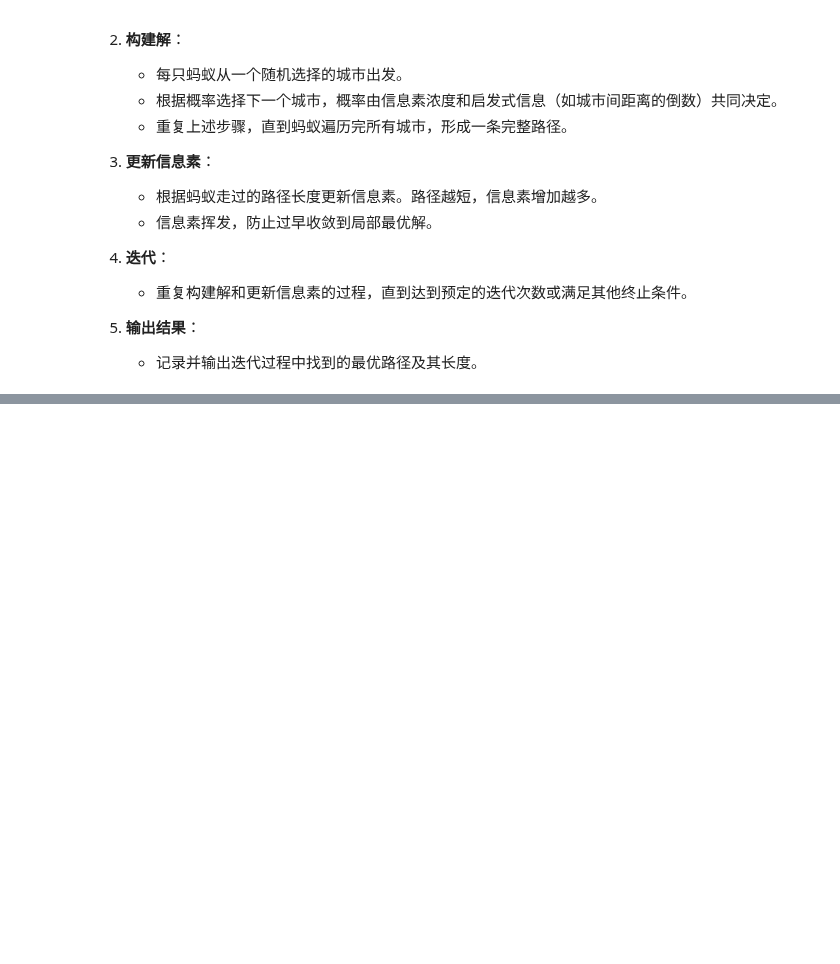
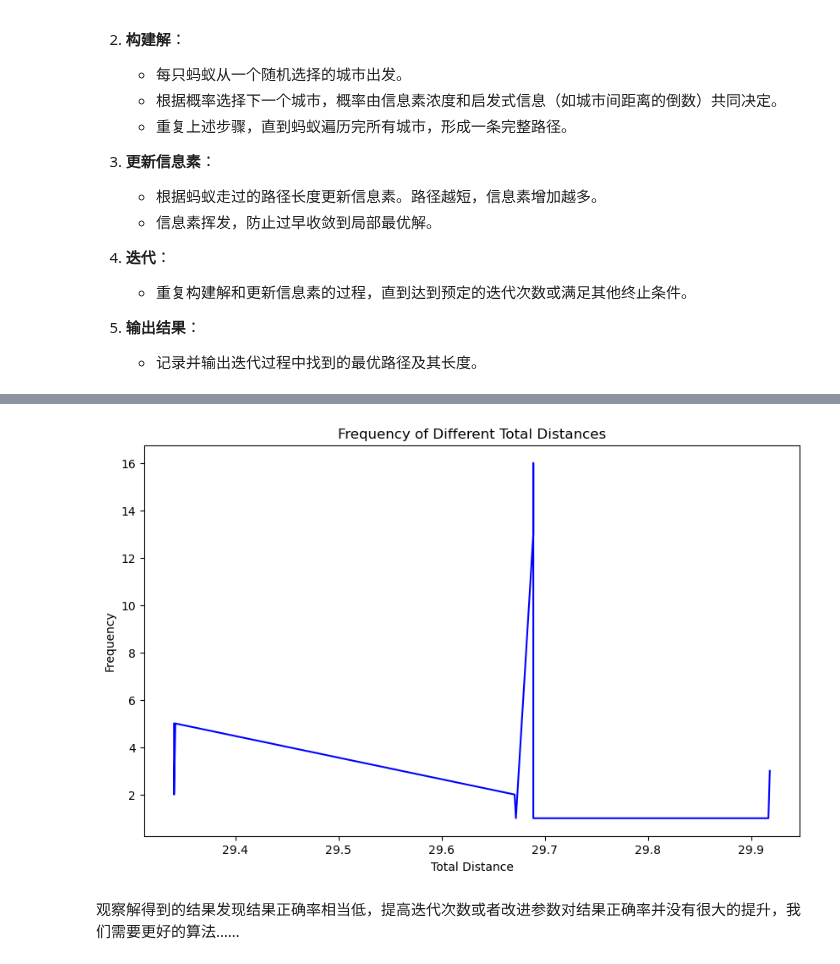
Before and after one commit to LantoZheng/Code, a Jupyter notebook: Evolutionary_optimization_algorithm/Home work/Hw3/Hw3.ipynb, the cells around one changed output, grey strips where cells are left out. Cells and saved outputs as stored; diff of their text form; code cells hidden in the pictures; blank space fills up the shorter version.

```diff
--- a/Evolutionary_optimization_algorithm/Home work/Hw3/Hw3.ipynb
+++ b/Evolutionary_optimization_algorithm/Home work/Hw3/Hw3.ipynb
@@ -151,0 +436,21 @@ Best path length: 29.688931283833764
+# %%
+# 提取距离和频次
+distances = list(results.keys())
+frequencies = list(results.values())
+
+# 按照距离排序
+sorted_indices = np.argsort(distances)
+sorted_distances = np.array(distances)[sorted_indices]
+sorted_frequencies = np.array(frequencies)[sorted_indices]
+
+# 绘制折线图
+plt.figure(figsize=(10, 6))
+plt.plot(sorted_distances, sorted_frequencies, color='blue')
+plt.xlabel('Total Distance')
+plt.ylabel('Frequency')
+plt.title('Frequency of Different Total Distances')
+plt.show()
+# %% [output]
+[figure, added]
+# %% [markdown]
+观察解得到的结果发现结果正确率相当低，提高迭代次数或者改进参数对结果正确率并没有很大的提升，我们需要更好的算法……
```
Also changed, not shown: parts of 39 cells of this notebook, 1 other file.
